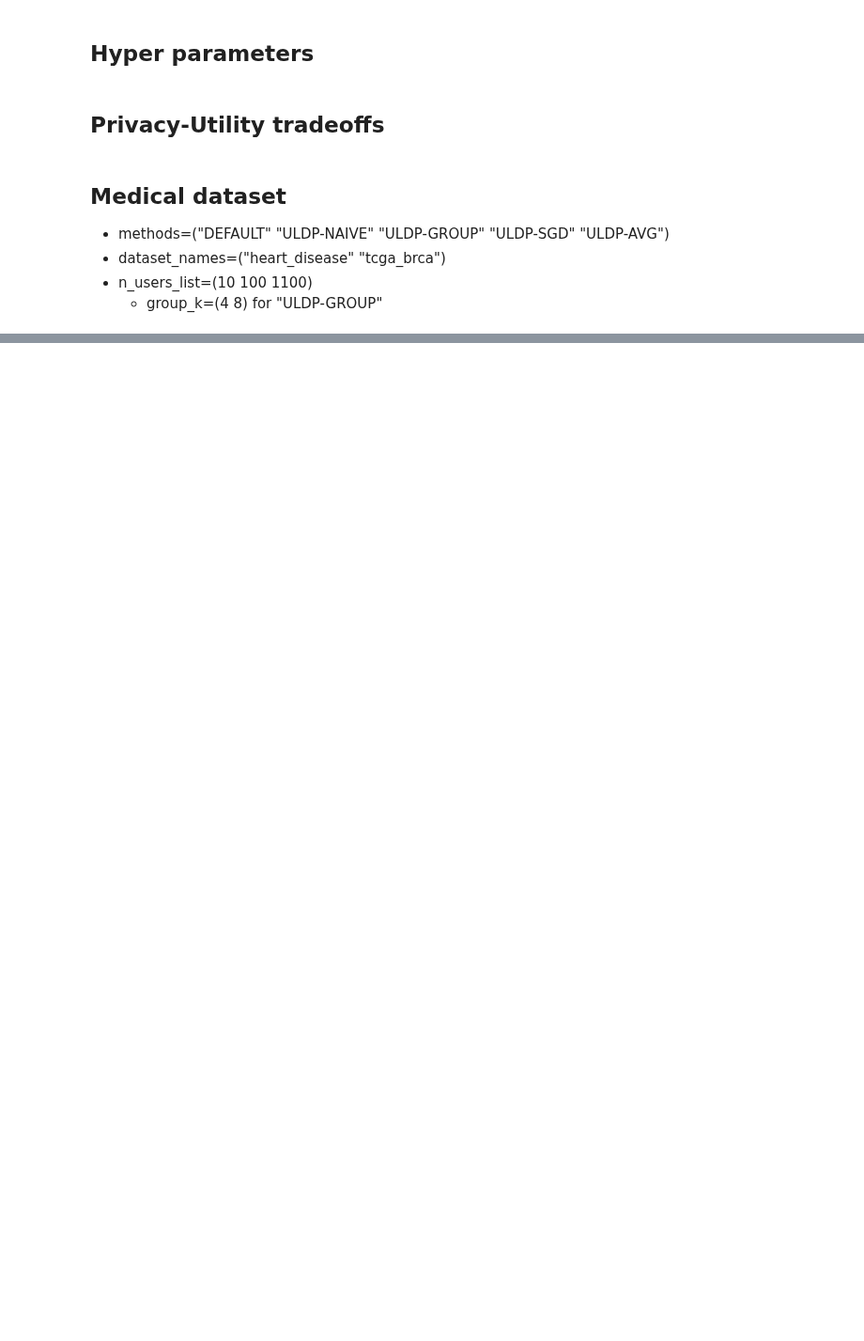
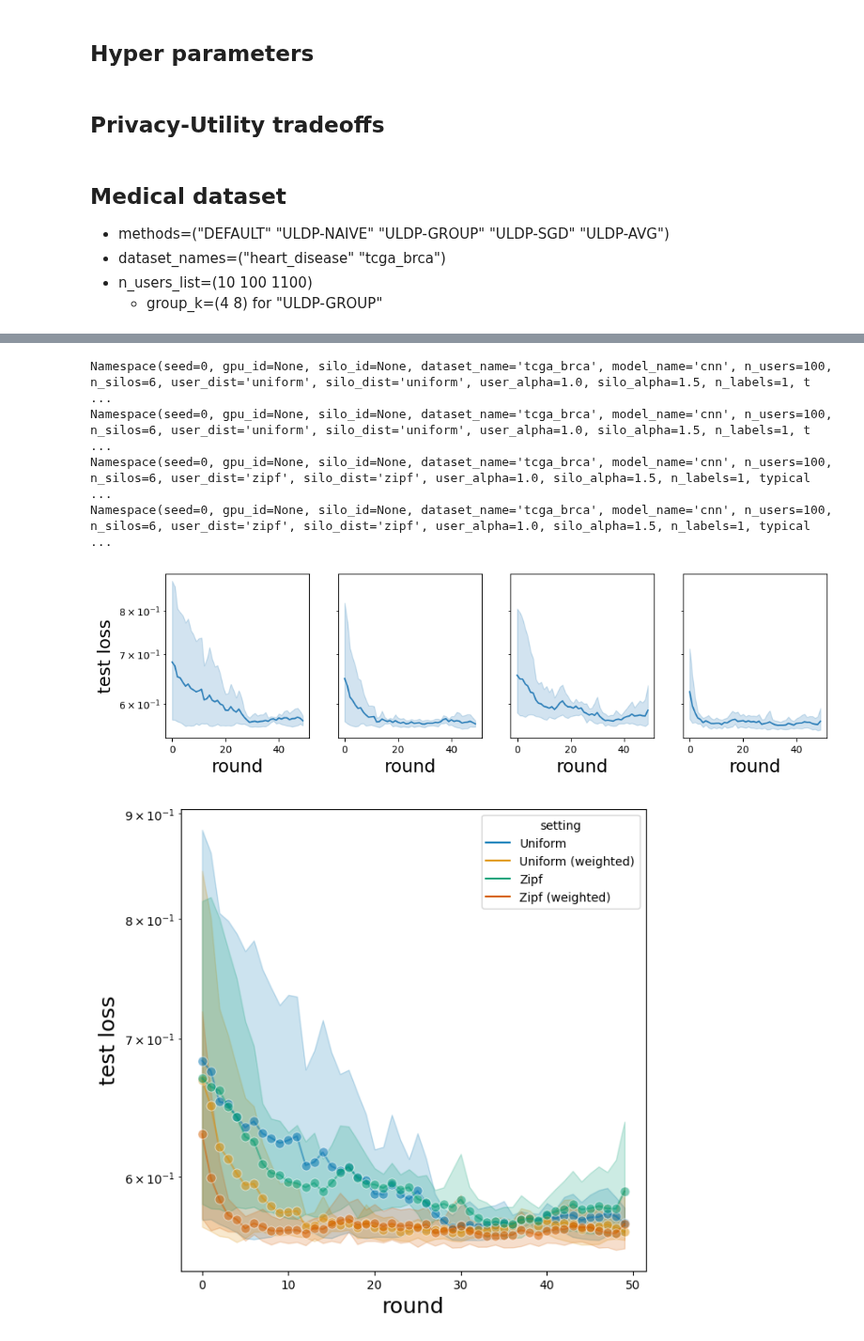
Before and after one commit to FumiyukiKato/uldp-fl, a Jupyter notebook: exp/exp_results.ipynb, the cells around one changed output, grey strips where cells are left out. Shown at 94% size. Cells and saved outputs as stored; diff of their text form; code cells hidden in the pictures; blank space fills up the shorter version.

```diff
--- a/exp/exp_results.ipynb
+++ b/exp/exp_results.ipynb
@@ -724,0 +737,20 @@ Namespace(seed=0, gpu_id=None, silo_id=None, dataset_name='tcga_brca', model_nam
+# %%
+file_paths = [
+    "/Users/fumiyuki/research/AcSilo/acsilo/exp/results/64ea4cf19c/sim-20230711212744-results.json",
+    "/Users/fumiyuki/research/AcSilo/acsilo/exp/results/844226c0ee/sim-20230711214611-results.json",
+    # "/Users/fumiyuki/research/AcSilo/acsilo/exp/results/34610ab5c1/sim-20230711220509-results.json",
+    # "/Users/fumiyuki/research/AcSilo/acsilo/exp/results/2bb23d4aa8/sim-20230711222353-results.json",
+    "/Users/fumiyuki/research/AcSilo/acsilo/exp/results/6b4207c39b/sim-20230711230808-results.json",
+    "/Users/fumiyuki/research/AcSilo/acsilo/exp/results/9a183f2fe7/sim-20230711232300-results.json",
+    # "/Users/fumiyuki/research/AcSilo/acsilo/exp/results/221a743d68/sim-20230711234007-results.json",
+    # "/Users/fumiyuki/research/AcSilo/acsilo/exp/results/3ec3d5470a/sim-20230711235711-results.json"
+]
+
+plot_multiple_losses(file_paths)
+# %% [output]
+Namespace(seed=0, gpu_id=None, silo_id=None, dataset_name='tcga_brca', model_name='cnn', n_users=100, n_silos=6, user_dist='uniform', silo_dist='uniform', user_alpha=1.0, silo_alpha=1.5, n_labels=1, t ...
+Namespace(seed=0, gpu_id=None, silo_id=None, dataset_name='tcga_brca', model_name='cnn', n_users=100, n_silos=6, user_dist='uniform', silo_dist='uniform', user_alpha=1.0, silo_alpha=1.5, n_labels=1, t ...
+Namespace(seed=0, gpu_id=None, silo_id=None, dataset_name='tcga_brca', model_name='cnn', n_users=100, n_silos=6, user_dist='zipf', silo_dist='zipf', user_alpha=1.0, silo_alpha=1.5, n_labels=1, typical ...
+Namespace(seed=0, gpu_id=None, silo_id=None, dataset_name='tcga_brca', model_name='cnn', n_users=100, n_silos=6, user_dist='zipf', silo_dist='zipf', user_alpha=1.0, silo_alpha=1.5, n_labels=1, typical ...
+[figure, added]
+[figure, added]
```
Also changed, not shown: parts of 5 cells of this notebook, 7 other files.
